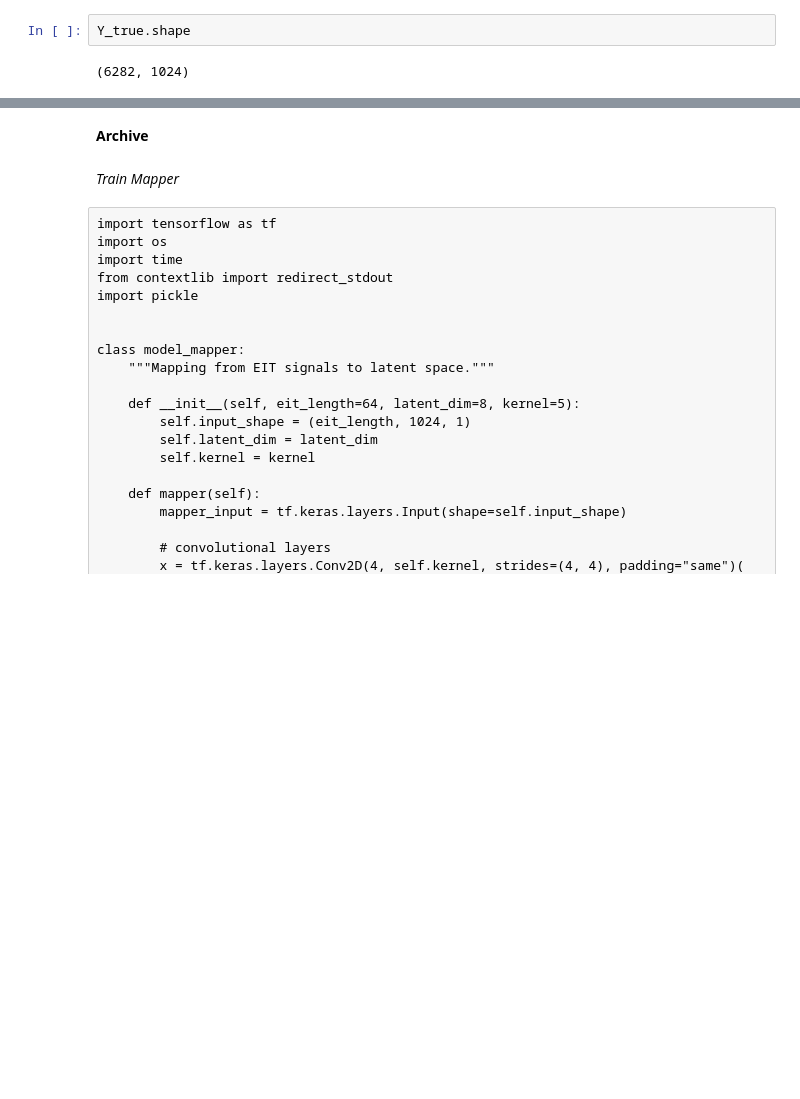
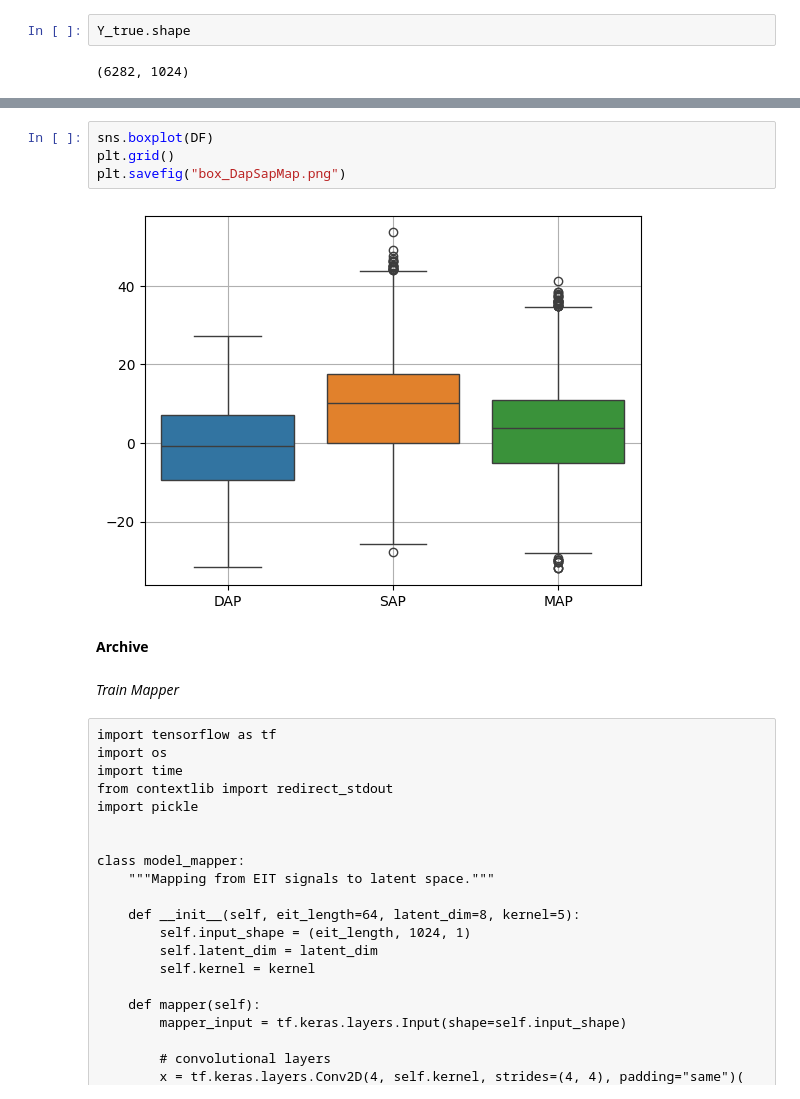
Before and after one commit to EITLabworks/Data-Driven-Perfusion-Curve-Reconstruction-using-EIT-Measurements, a Jupyter notebook: mapper_training.ipynb, the cells around one changed output, grey strips where cells are left out. Saved outputs shown, nothing was run; the diff lists cells and outputs as text; blank space fills up the shorter version.

```diff
--- a/mapper_training.ipynb
+++ b/mapper_training.ipynb
@@ -615,3 +628,9 @@ np.mean(np.abs(Y_true-Y_pred))
+# %%
+sns.boxplot(DF)
+plt.grid()
+plt.savefig("box_DapSapMap.png")
+# %% [output]
+[figure, added]
 # %% [markdown]
 **Archive**
 # %% [markdown]
```
Also changed, not shown: parts of 19 cells of this notebook, 6 other files.
